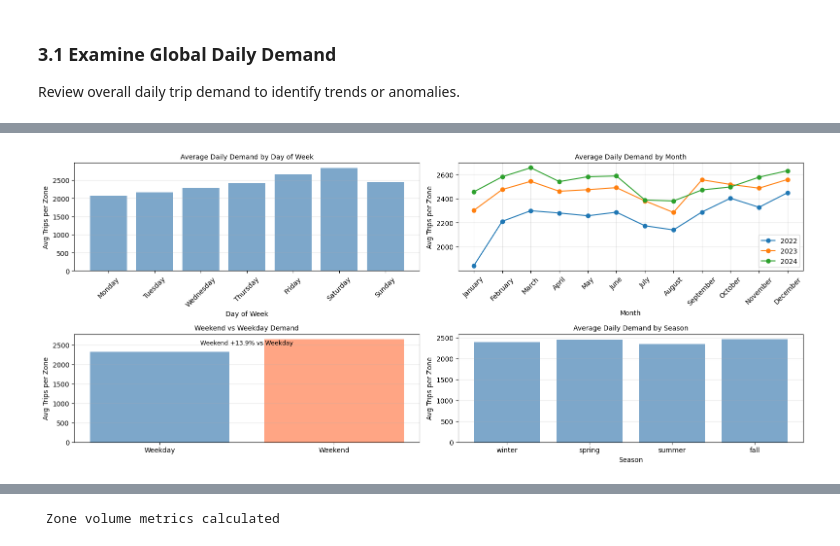
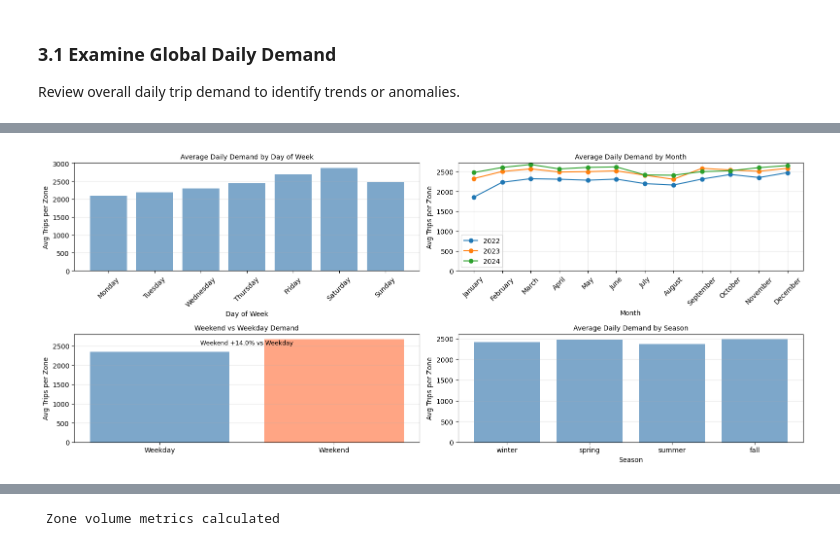
Before and after one commit to KRFlowers/nyc-fhv-rideshare-forecasting, a Jupyter notebook: notebooks/02_exploratory_analysis.ipynb, the cells around one changed output, grey strips where cells are left out. Drawn from its saved outputs; the diff is of its cells as text; code cells hidden in the pictures.

```diff
--- a/notebooks/02_exploratory_analysis.ipynb
+++ b/notebooks/02_exploratory_analysis.ipynb
@@ -82,7 +75,10 @@ warnings.filterwarnings('ignore')
 ### 1.3 Set Paths and Constants
 # %%
 # Set constants
-PROJECT_YEARS = [2022, 2023, 2024]
+
+# Project timeframe
+PROJECT_START = '2022-01-01'
+PROJECT_END = '2024-12-31'
 TLC_DATASET = 'fhvhv'
 
 # Set file paths
@@ -99,5 +95,5 @@ ZONE_STATS_FILE = PROCESSED_DIR / "zone_stats_summary.csv"
 # Create directories
 PROCESSED_DIR.mkdir(parents=True, exist_ok=True)
 
-print(f"Config loaded: {INPUT_FILE.name}")
+print("Paths and constants set")
 # %% [output]
@@ -202,0 +222,30 @@ Data aggregated by day and zone
+# %%
+# Verify complete temporal coverage per zone
+print("\nTemporal Coverage Verification")
+
+# Calculate expected days from project timeframe constants
+project_start = pd.to_datetime(PROJECT_START)
+project_end = pd.to_datetime(PROJECT_END)
+expected_days = (project_end - project_start).days + 1
+
+# Count actual days with data for each zone
+zone_coverage = zone_daily.groupby('zone_id')['date'].nunique().reset_index()
+zone_coverage.columns = ['zone_id', 'days_with_data']
+zone_coverage['missing_days'] = expected_days - zone_coverage['days_with_data']
+
+# Identify complete vs incomplete zones
+zones_complete = zone_coverage[zone_coverage['missing_days'] == 0]['zone_id'].tolist()
+zones_incomplete = zone_coverage[zone_coverage['missing_days'] > 0]['zone_id'].tolist()
+
+# Calculate data impact
+total_records = len(zone_daily)
+total_incomplete_records = len(zone_daily[zone_daily['zone_id'].isin(zones_incomplete)])
+pct_zones_complete = len(zones_complete) / len(zone_coverage) * 100
+pct_data_incomplete = total_incomplete_records / total_records * 100
+
+print(f"  Expected coverage: {PROJECT_START} to {PROJECT_END} ({expected_days} days)")
+print(f"  Zones with complete coverage: {len(zones_complete)} / {len(zone_coverage)} ({pct_zones_complete:.1f}%)")
+print(f"  Records from incomplete zones: {total_incomplete_records:,} / {total_records:,} records ({pct_data_incomplete:.2f}%)")
+if zones_incomplete:
+    print(f"\n  Zones with incomplete coverage: {len(zones_incomplete)}")
+    display(zone_coverage[zone_coverage['zone_id'].isin(zones_incomplete)])
@@ -202,0 +267,7 @@ Data aggregated by day and zone
+# %%
+# Filter out incomplete zones
+zone_daily = zone_daily[zone_daily['zone_id'].isin(zones_complete)].copy()
+
+print(f"\nFiltered dataset (only zones with complete coverage):")
+print(f"  Records: {len(zone_daily):,}")
+print(f"  Zones: {zone_daily['zone_id'].nunique()}")
@@ -373,32 +447,33 @@ for year in [2022, 2023, 2024]:
 ax3.set_title('Average Daily Demand by Month', fontsize=10)
 ax3.set_xlabel('Month')
 ax3.set_ylabel('Avg Trips per Zone')
+ax3.set_ylim(0, None)  # Start at 0, auto-scale top
 ax3.tick_params(axis='x', rotation=45)
 ax3.legend()
 ax3.grid(True, alpha=0.3)
 
 # Weekend vs Weekday
 ax4 = fig.add_subplot(3, 2, 5)
 weekend_avg = zone_daily[zone_daily['is_weekend']]['daily_trips'].mean()
 weekday_avg = zone_daily[~zone_daily['is_weekend']]['daily_trips'].mean()
 ax4.bar(['Weekday', 'Weekend'], [weekday_avg, weekend_avg], color=['steelblue', 'coral'], alpha=0.7)
 ax4.set_title('Weekend vs Weekday Demand', fontsize=10)
 ax4.set_ylabel('Avg Trips per Zone')
 ax4.grid(True, alpha=0.3, axis='y')
 pct_diff = ((weekend_avg - weekday_avg) / weekday_avg * 100)
 ax4.text(0.5, 0.95, f'Weekend {pct_diff:+.1f}% vs Weekday',
          transform=ax4.transAxes, ha='center', va='top', fontsize=9)
 
 # Seasonal patterns
 ax5 = fig.add_subplot(3, 2, 6)
 season_avg = zone_daily.groupby('season')['daily_trips'].mean().reindex(['winter', 'spring', 'summer', 'fall'])
 ax5.bar(season_avg.index, season_avg.values, color='steelblue', alpha=0.7)
 ax5.set_title('Average Daily Demand by Season', fontsize=10)
 ax5.set_xlabel('Season')
 ax5.set_ylabel('Avg Trips per Zone')
 ax5.grid(True, alpha=0.3, axis='y')
 
 plt.tight_layout()
 plt.show()
 # %% [output]
-[figure, old version]
+[figure, new version]
```
Also changed, not shown: parts of 64 cells of this notebook, 3 other files.
